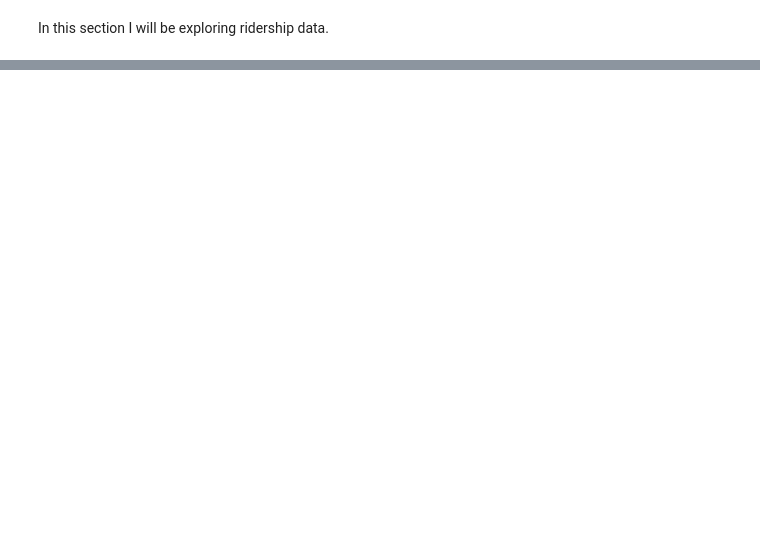
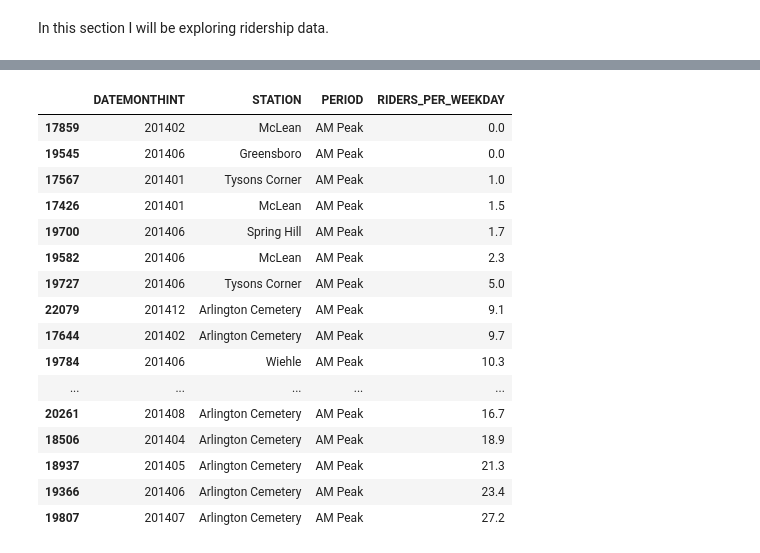
Before and after one commit to ENPlummer/Metro-Project, a Jupyter notebook: Data Exploration-Ebony.ipynb, the cells around one changed output, grey strips where cells are left out. Drawn from its saved outputs; the diff is of its cells as text; code cells hidden in the pictures; blank space fills up the shorter version.

```diff
--- a/Data Exploration-Ebony.ipynb
+++ b/Data Exploration-Ebony.ipynb
@@ -56,6 +357,21 @@ ridership_timeperiod_14.head()
-# %%
-ridership_timeperiod_14 = ridership_timeperiod_14.set_index('DATEMONTHINT')
-ridership_timeperiod_14.head()
 # %%
-sorted_stations_14 = ridership_timeperiod_14.sort_values('RIDERS_PER_WEEKDAY',ascending=False)
-sorted_stations_14
+timeperiod_14 = ridership_timeperiod_14.sort_values(['PERIOD','RIDERS_PER_WEEKDAY'], ascending=True)
+timeperiod_14.head(20)
+# %% [output]
+|  | DATEMONTHINT | STATION | PERIOD | RIDERS_PER_WEEKDAY |
+| 17859 | 201402 | McLean | AM Peak | 0.0 |
+| 19545 | 201406 | Greensboro | AM Peak | 0.0 |
+| 17567 | 201401 | Tysons Corner | AM Peak | 1.0 |
+| 17426 | 201401 | McLean | AM Peak | 1.5 |
+| 19700 | 201406 | Spring Hill | AM Peak | 1.7 |
+| 19582 | 201406 | McLean | AM Peak | 2.3 |
+| 19727 | 201406 | Tysons Corner | AM Peak | 5.0 |
+| 22079 | 201412 | Arlington Cemetery | AM Peak | 9.1 |
+| 17644 | 201402 | Arlington Cemetery | AM Peak | 9.7 |
+| 19784 | 201406 | Wiehle | AM Peak | 10.3 |
+| ... | ... | ... | ... | ... |
+| 20261 | 201408 | Arlington Cemetery | AM Peak | 16.7 |
+| 18506 | 201404 | Arlington Cemetery | AM Peak | 18.9 |
+| 18937 | 201405 | Arlington Cemetery | AM Peak | 21.3 |
+| 19366 | 201406 | Arlington Cemetery | AM Peak | 23.4 |
+| 19807 | 201407 | Arlington Cemetery | AM Peak | 27.2 |
```
Also changed, not shown: parts of 93 cells of this notebook.
